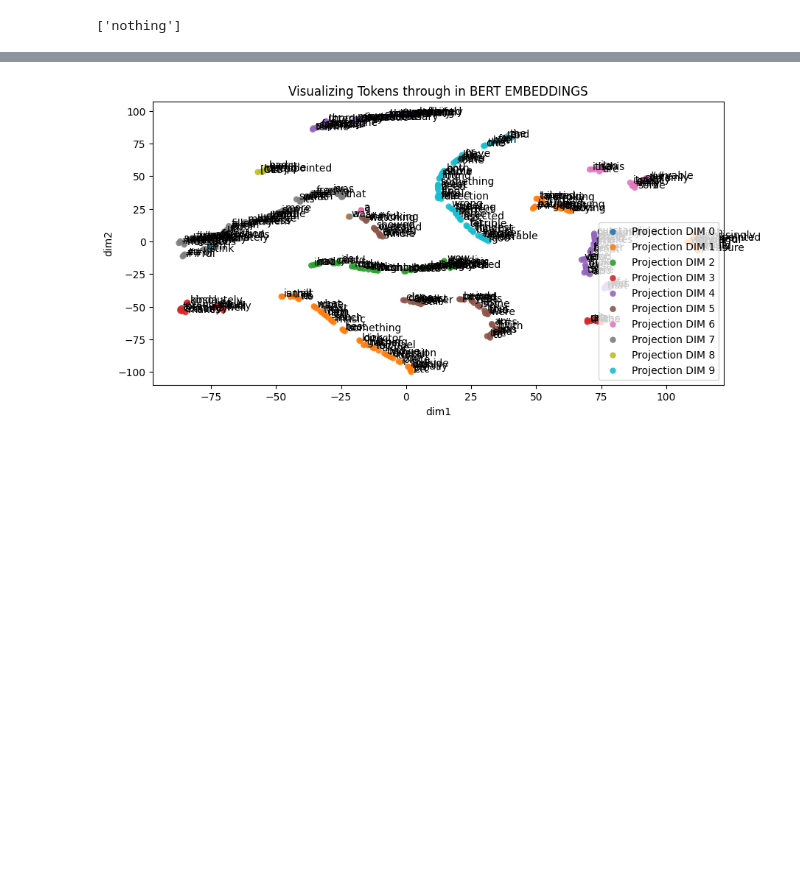
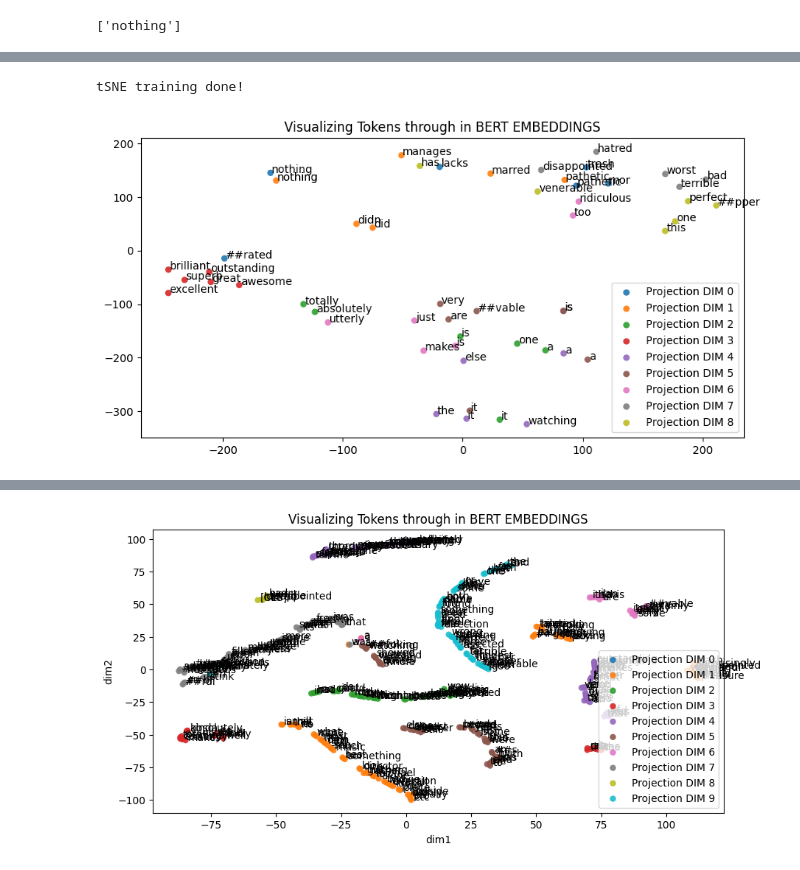
Before and after one commit to rahul-ohlan/TWARP, a Jupyter notebook: imdb_interpretabilityV3.ipynb, the cells around one changed output, grey strips where cells are left out. Saved outputs shown, nothing was run; the diff lists cells and outputs as text; code cells hidden in the pictures; blank space fills up the shorter version.

```diff
--- a/imdb_interpretabilityV3.ipynb
+++ b/imdb_interpretabilityV3.ipynb
@@ -1281,0 +1354,5 @@ def plot_tokensInSpace(SPACE):
+# %%
+plotClustersBERT(ndpsEmbeddings)
+# %% [output]
+tSNE training done!
+[figure, added]
```
Also changed, not shown: parts of 16 cells of this notebook.
